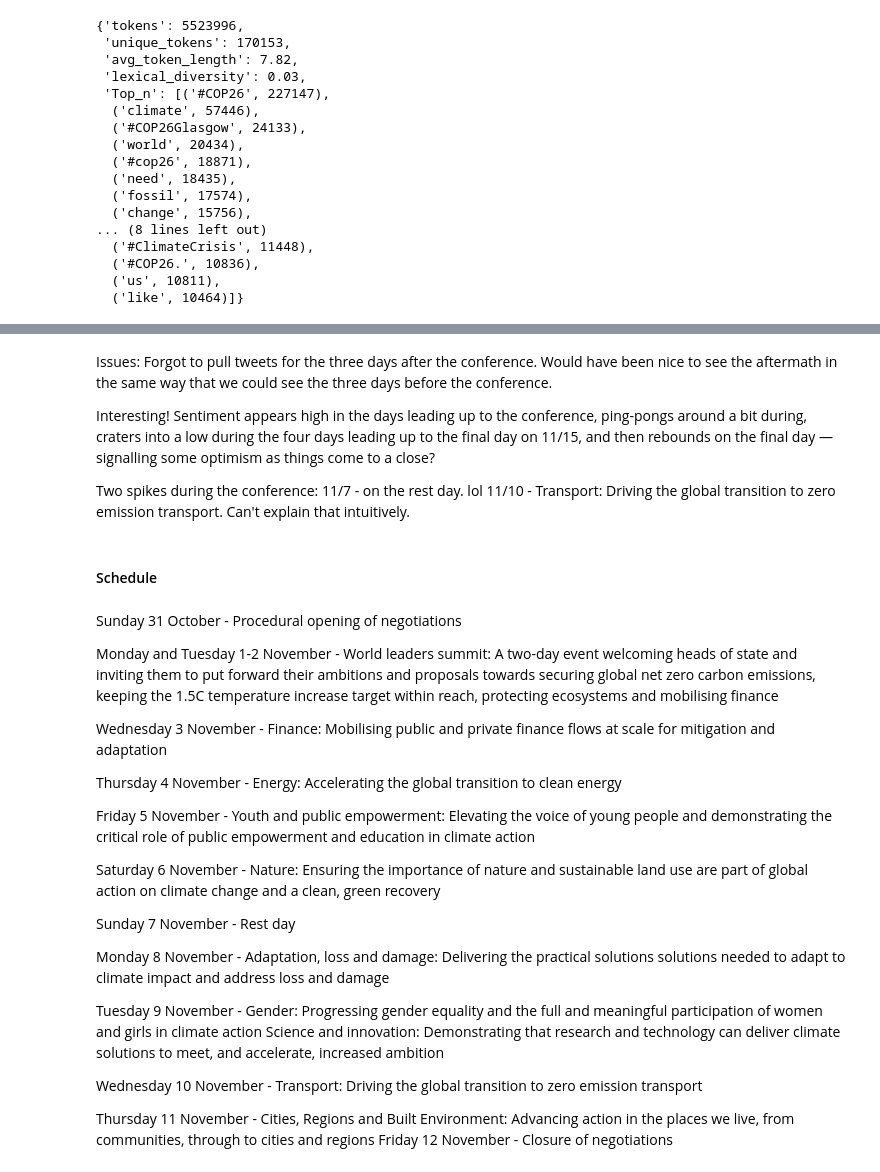
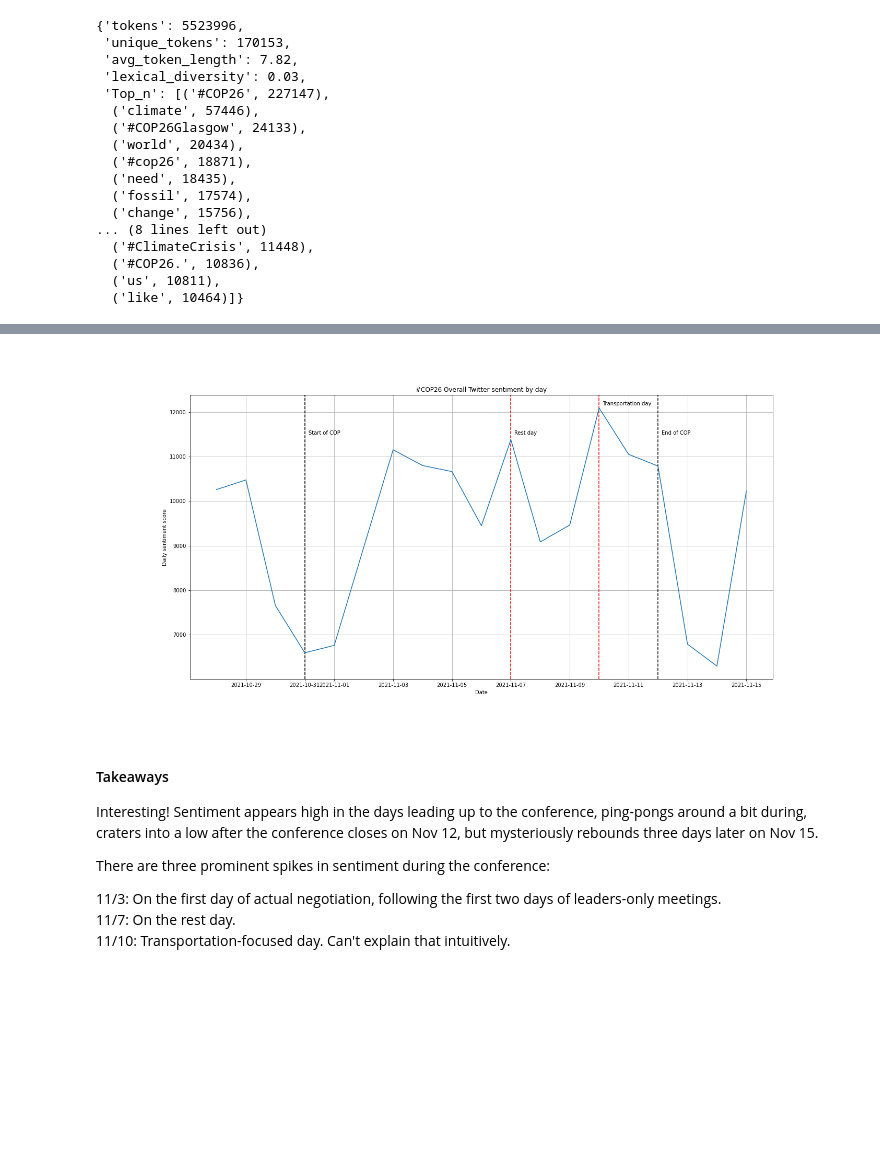
Before and after one commit to natebendermontana/datashare_AA_COP_tweets, a Jupyter notebook: COP_Analysis_SentimentAnalysis_Working.ipynb, the cells around one changed output, grey strips where cells are left out. Drawn from its saved outputs; the diff is of its cells as text; code cells hidden in the pictures; blank space fills up the shorter version.

```diff
--- a/COP_Analysis_SentimentAnalysis_Working.ipynb
+++ b/COP_Analysis_SentimentAnalysis_Working.ipynb
@@ -323,37 +315,14 @@ plt.show()
+# %%
+Image('Overallsentiment.png')
+# %% [output]
+[figure, added]
 # %% [markdown]
-Issues:
-Forgot to pull tweets for the three days after the conference. Would have been nice to see the aftermath in the same way that we could see the three days before the conference.
+#### Takeaways
 
+Interesting! Sentiment appears high in the days leading up to the conference, ping-pongs around a bit during, craters into a low after the conference closes on Nov 12, but mysteriously rebounds three days later on Nov 15.
 
-Interesting! Sentiment appears high in the days leading up to the conference, ping-pongs around a bit during, craters into a low during the four days leading up to the final day on 11/15, and then rebounds on the final day — signalling some optimism as things come to a close?
+There are three prominent spikes in sentiment during the conference:
 
-Two spikes during the conference:
-11/7 - on the rest day. lol
-11/10 - Transport: Driving the global transition to zero emission transport. Can't explain that intuitively.
+11/3: On the first day of actual negotiation, following the first two days of leaders-only meetings.
+11/7: On the rest day.
+11/10: Transportation-focused day. Can't explain that intuitively.
-# %% [markdown]
-#### Schedule
-# %% [markdown]
-
-Sunday 31 October - Procedural opening of negotiations
-
-Monday and Tuesday 1-2 November - World leaders summit: A two-day event welcoming heads of state and inviting them to put forward their ambitions and proposals towards securing global net zero carbon emissions, keeping the 1.5C temperature increase target within reach, protecting ecosystems and mobilising finance
-
-Wednesday 3 November - Finance: Mobilising public and private finance flows at scale for mitigation and adaptation
-
-Thursday 4 November - Energy: Accelerating the global transition to clean energy
-
-Friday 5 November - Youth and public empowerment: Elevating the voice of young people and demonstrating the critical role of public empowerment and education in climate action
-
-Saturday 6 November - Nature: Ensuring the importance of nature and sustainable land use are part of global action on climate change and a clean, green recovery
-
-Sunday 7 November - Rest day
-
-Monday 8 November - Adaptation, loss and damage: Delivering the practical solutions solutions needed to adapt to climate impact and address loss and damage
-
-Tuesday 9 November - Gender: Progressing gender equality and the full and meaningful participation of women and girls in climate action
-Science and innovation: Demonstrating that research and technology can deliver climate solutions to meet, and accelerate, increased ambition
-
-Wednesday 10 November - Transport: Driving the global transition to zero emission transport
-
-Thursday 11 November - Cities, Regions and Built Environment: Advancing action in the places we live, from communities, through to cities and regions
-Friday 12 November - Closure of negotiations
```
Also changed, not shown: parts of 62 cells of this notebook, 1 other file.
